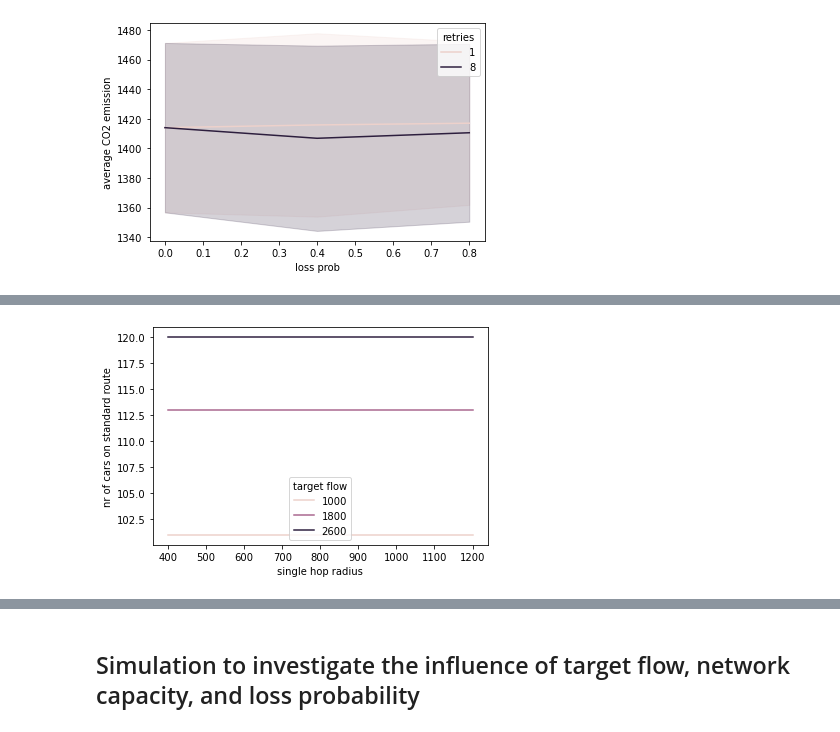
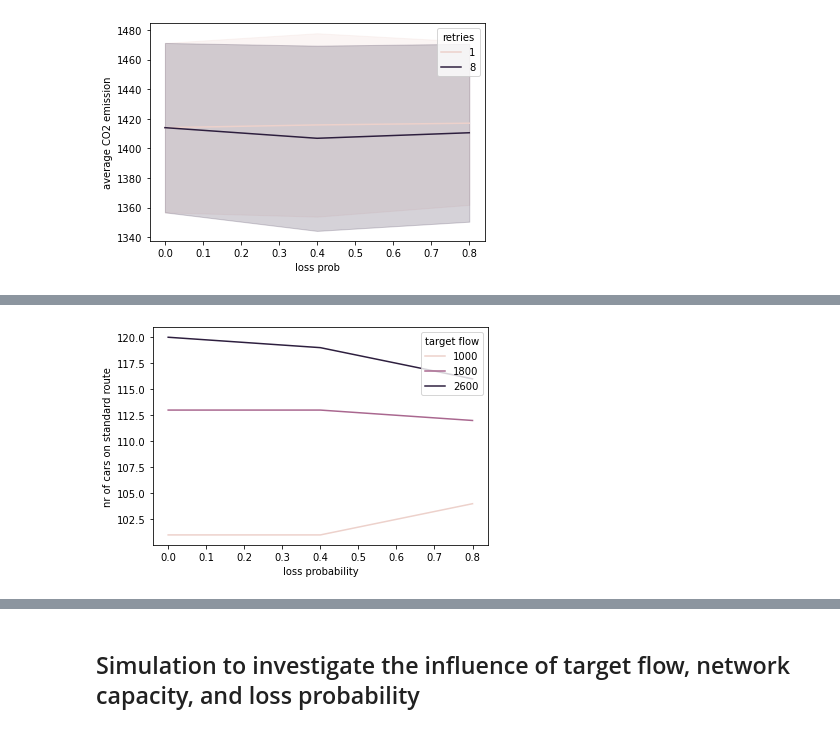
Before and after one commit to carolin-brunn/CIDFinalReport, a Jupyter notebook: notebook.ipynb, the cells around one changed output, grey strips where cells are left out. Saved outputs shown, nothing was run; the diff lists cells and outputs as text; code cells hidden in the pictures.

```diff
--- a/notebook.ipynb
+++ b/notebook.ipynb
@@ -1246,7 +1286,7 @@ plt.show()
 """
 Cellular Simulation:
     vary target flow
-    vary single hop radius
+    vary loss probability
 """
 baseline()
 
@@ -1263,13 +1303,14 @@ ncars = 300
 setNumberOfCars(ncars)
 retries = 5
 setRetriesCell(retries)
+radius = 400
+setSinglehopRadius(radius)
 
 # set simulation path and name
 nw_type = "cell"
 sim_name = "cellular_simulation" + "_r" + str(radius) + "_ncars" + str(ncars) + "_varyFlowRadiusLossp"
 
-# different parameter settings for no of cars with ad-hoc antenna, loss prob, ttl
-l_radius = [400, 1200] #[100, 400, 800, 1200] #[400, 1200]
+# different parameter settings for target flow, loss prob
 l_flows = [1000, 1800, 2600] #[1000,1200,1400,1600,1800,2000,2200,2400,2600] #[1000, 1800, 2600]
 l_lossp = np.arange(0, 1, 0.4)
 
@@ -1363,13 +1418,13 @@ Running: ./mosaic.sh -s Barnim
 # %%
 
-# load data for ad-hoc simulation
+# load data for cellular simulation
 df_name = sim_path + sim_name + ".csv"
 df = pd.read_csv(df_name, sep = ",")
 
 # plot number of cars on standard route
-sb.lineplot(data = df, x = "hop radius", y = "standard route", hue = "target flow")
+sb.lineplot(data = df, x = "loss p", y = "standard route", hue = "target flow")
 plt.ylabel("nr of cars on standard route")
-plt.xlabel("single hop radius")
+plt.xlabel("loss probability")
 plt.show()
 # %% [output]
-[figure, old version]
+[figure, new version]
```
Also changed, not shown: parts of 38 cells of this notebook.
